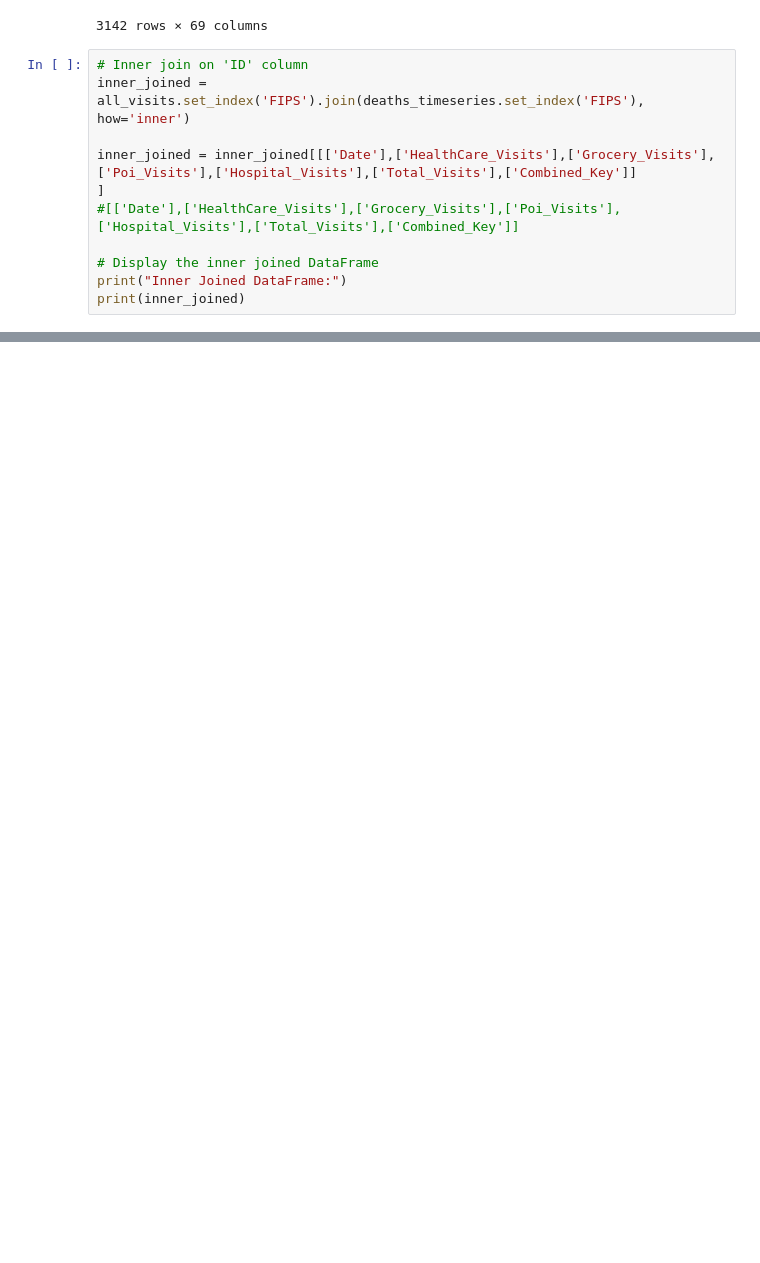
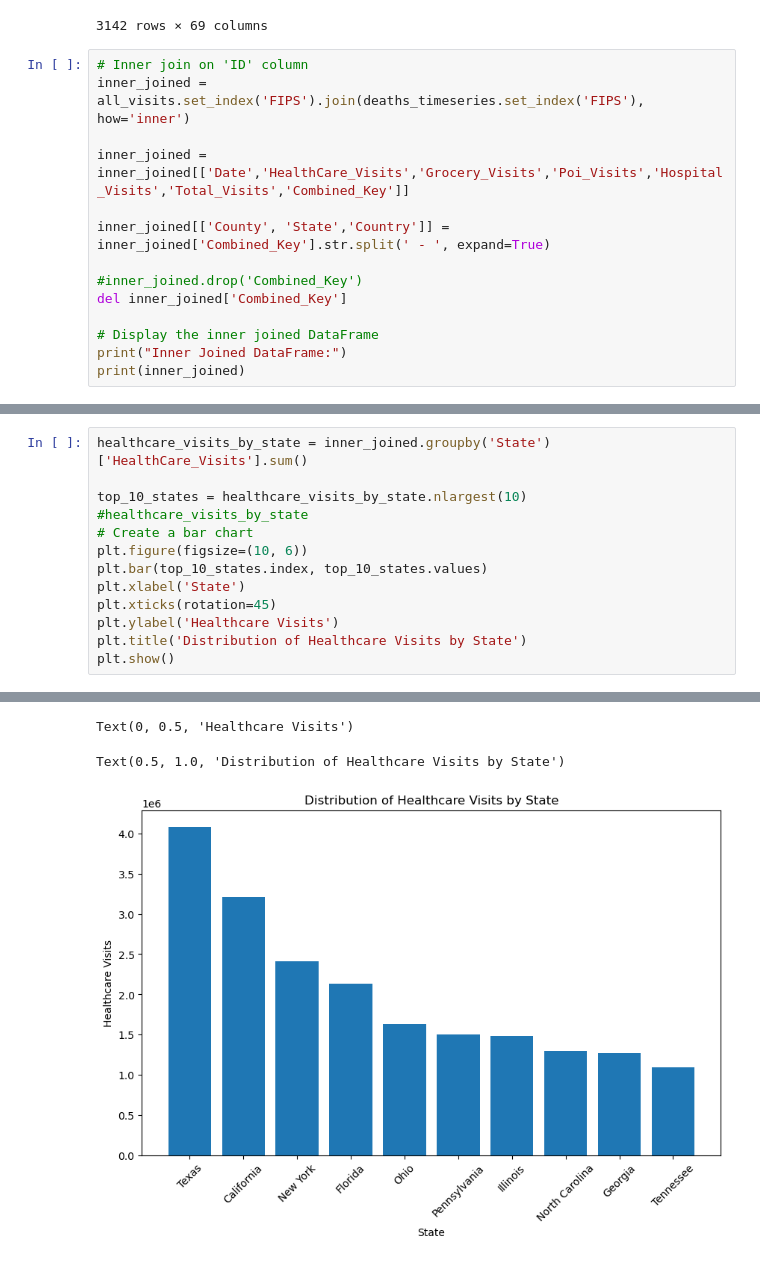
Before and after one commit to joaomviegas/5th-edition, a Jupyter notebook: Data Wrangling/Data Wrangling - Hackathon/Hackathon_data_wrangling.ipynb, the cells around one changed output, grey strips where cells are left out. Saved outputs shown, nothing was run; the diff lists cells and outputs as text; blank space fills up the shorter version.

```diff
--- a/Data Wrangling/Data Wrangling - Hackathon/Hackathon_data_wrangling.ipynb
+++ b/Data Wrangling/Data Wrangling - Hackathon/Hackathon_data_wrangling.ipynb
@@ -243,9 +243,12 @@ deaths_timeseries
 # Inner join on 'ID' column
 inner_joined = all_visits.set_index('FIPS').join(deaths_timeseries.set_index('FIPS'), how='inner')
 
-inner_joined = inner_joined[[['Date'],['HealthCare_Visits'],['Grocery_Visits'],['Poi_Visits'],['Hospital_Visits'],['Total_Visits'],['Combined_Key']]
-]
-#[['Date'],['HealthCare_Visits'],['Grocery_Visits'],['Poi_Visits'],['Hospital_Visits'],['Total_Visits'],['Combined_Key']]
+inner_joined = inner_joined[['Date','HealthCare_Visits','Grocery_Visits','Poi_Visits','Hospital_Visits','Total_Visits','Combined_Key']]
+
+inner_joined[['County', 'State','Country']] = inner_joined['Combined_Key'].str.split(' - ', expand=True)
+
+#inner_joined.drop('Combined_Key')
+del inner_joined['Combined_Key']
 
 # Display the inner joined DataFrame
 print("Inner Joined DataFrame:")
@@ -271,0 +274,14 @@ inner_joined
+# %%
+healthcare_visits_by_state = inner_joined.groupby('State')['HealthCare_Visits'].sum()
+
+top_10_states = healthcare_visits_by_state.nlargest(10)
+#healthcare_visits_by_state
+# Create a bar chart
+plt.figure(figsize=(10, 6))
+plt.bar(top_10_states.index, top_10_states.values)
+plt.xlabel('State')
+plt.xticks(rotation=45)
+plt.ylabel('Healthcare Visits')
+plt.title('Distribution of Healthcare Visits by State')
+plt.show()
+# %% [output]
@@ -271,0 +302,3 @@ inner_joined
+Text(0, 0.5, 'Healthcare Visits')
+Text(0.5, 1.0, 'Distribution of Healthcare Visits by State')
+[figure, added]
```
Also changed, not shown: parts of 6 cells of this notebook.
